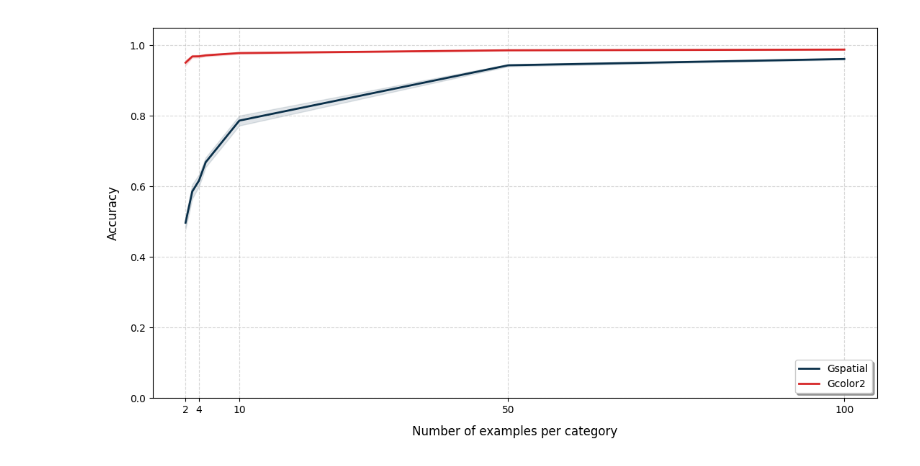
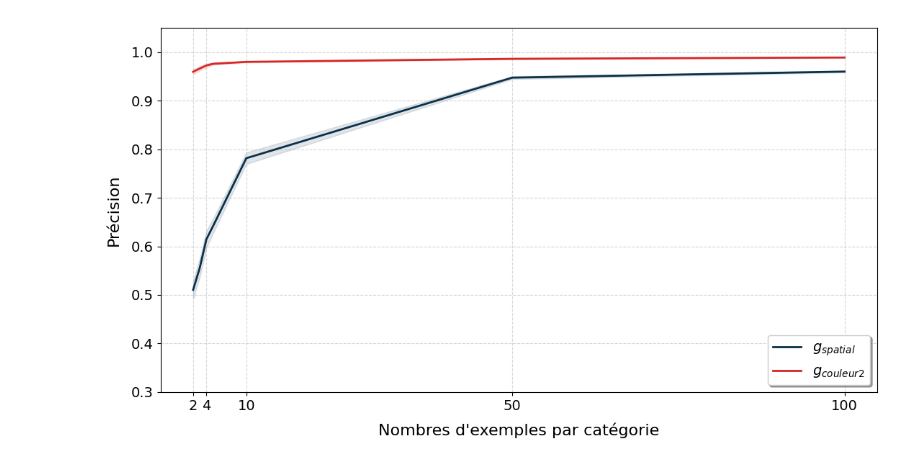
Before and after one commit to lucas-ch/gwsyn, a Jupyter notebook: notebooks/semantic_vacuum.ipynb, the cells around one changed output. Drawn from its saved outputs; the diff is of its cells as text; code cells hidden in the pictures.

```diff
--- a/notebooks/semantic_vacuum.ipynb
+++ b/notebooks/semantic_vacuum.ipynb
@@ -47,6 +47,7 @@ with total_silence():
         res = evaluate_robust_transfer(objects, cat, n_per_cat=i, n_iterations=50)
         r.append({i: res})
 # %%
+lang = 'fr'
 DISPLAY_CONFIG = {
     'z_spatial': True,
     'z_couleur': False,
@@ -59,49 +60,60 @@ history = r[0:30]
 
 keys = sorted([list(epoch_dict.keys())[0] for epoch_dict in history])
 
-# On ajoute une clé 'label' pour contrôler le texte de la légende de chaque élément
+label_x = "Number of examples per category"
+label_y = 'Accuracy'
+label_gcol = r'$g_{color2}$'
+if lang == 'fr':
+    label_x = "Nombres d'exemples par catégorie"
+    label_y = 'Précision'
+    label_gcol = r'$g_{couleur2}$'
+
+
 style_config = {
-    'z_spatial': {'color': '#0a304a', 'label': 'Gspatial'},
+    'z_spatial': {'color': '#0a304a', 'label': r'$g_{spatial}$'},
     'z_couleur': {'color': '#39803f', 'label': 'Gw couleur'},
     'z_vision_2': {'color': '#1f77b4', 'label': 'Z'},
-    'z_syn': {'color': '#d62728', 'label': 'Gcolor2'},
+    'z_syn': {'color': '#d62728', 'label': label_gcol},
     'z_syn_fusion': {'color': '#d62728', 'label': 'Z_syn'}
 }
 
 plt.figure(figsize=(11, 6))
 for key, should_display in DISPLAY_CONFIG.items():
     if should_display:
         means = []
         cis = []
         for epoch_dict in history:
             epoch_num = list(epoch_dict.keys())[0]
             data = epoch_dict[epoch_num][key]
             means.append(data['mean'])
             cis.append(data['ci_95'])
         means = np.array(means)
         cis = np.array(cis)
 
         color = style_config[key]['color']
         custom_label = style_config[key]['label']
 
         plt.plot(keys, means, label=custom_label,
                  color=color, linewidth=2, markersize=6)
         plt.fill_between(keys, means - cis, means + cis,
                          color=color, alpha=0.12)
 
-plt.xlabel("Number of examples per category", fontsize=12, labelpad=10)
-plt.ylabel("Accuracy", fontsize=12, labelpad=10)
+
+
+plt.xlabel(label_x, fontsize=16, labelpad=10)
+plt.ylabel(label_y, fontsize=16, labelpad=10)
 
 ax = plt.gca()
+ax.tick_params(axis='both', labelsize=14)
 plt.xticks([2, 4, 10, 50, 100])                   # ← une valeur de tick par entrée dans keys
-plt.ylim(0, 1.05)                   # ← 5% de marge au-dessus de 1
+plt.ylim(0.3, 1.05)                   # ← 5% de marge au-dessus de 1
 
 plt.grid(True, linestyle='--', alpha=0.5)
-plt.legend(loc='lower right', frameon=True, shadow=True)
+plt.legend(loc='lower right', frameon=True, shadow=True, fontsize=14)
 plt.tight_layout()
 plt.show()
 # %% [output]
-[figure, old version]
+[figure, new version]
 # %%
 history
 # %% [output]
```
Also changed, not shown: parts of 1 cell of this notebook, 9 other files.
